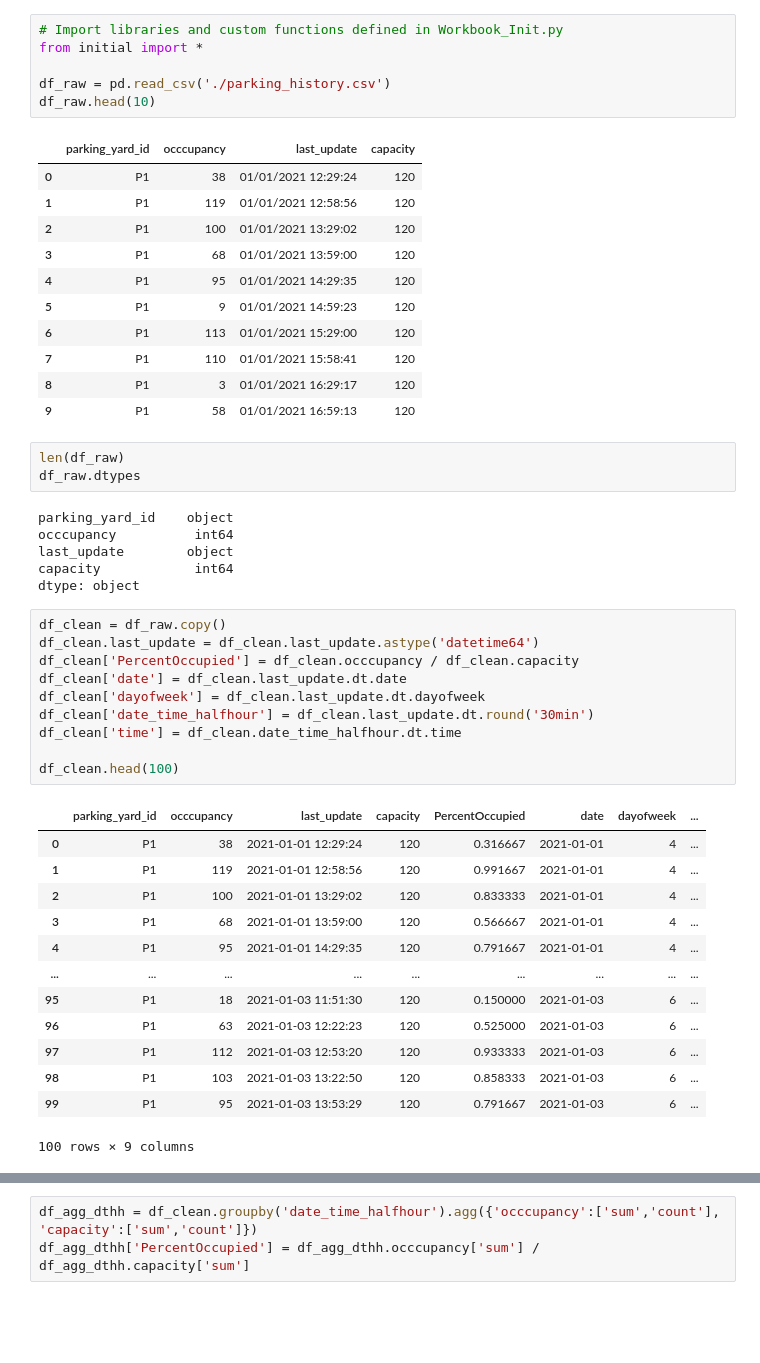
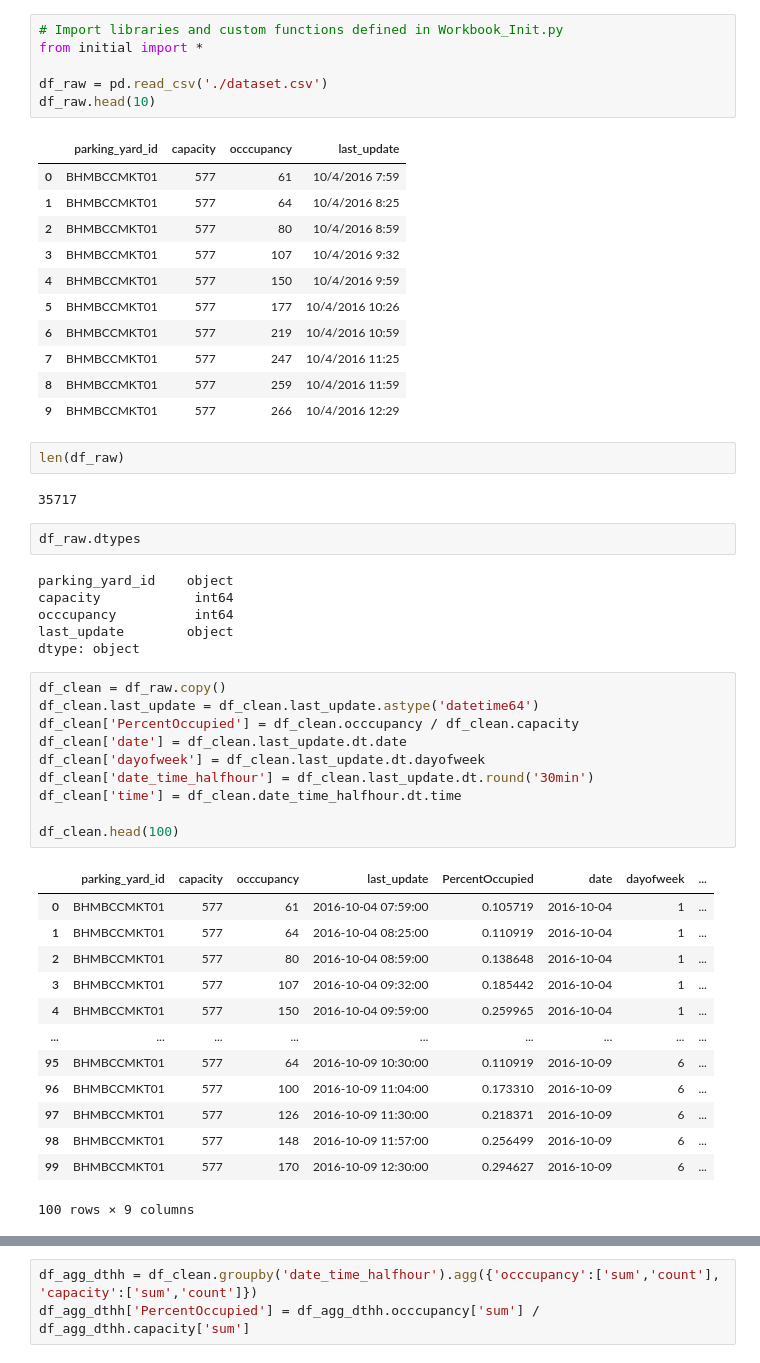
Before and after one commit to sachiantany/Pay-As-You-Park, a Jupyter notebook: Model/parking_availability.ipynb, the cells around one changed output, grey strips where cells are left out. Drawn from its saved outputs; the diff is of its cells as text; blank space fills up the shorter version.

```diff
--- a/Model/parking_availability.ipynb
+++ b/Model/parking_availability.ipynb
@@ -1,30 +1,33 @@
 # %%
 # Import libraries and custom functions defined in Workbook_Init.py
 from initial import *
 
-df_raw = pd.read_csv('./parking_history.csv')
+df_raw = pd.read_csv('./dataset.csv')
 df_raw.head(10)
 # %% [output]
-|  | parking_yard_id | occcupancy | last_update | capacity |
-| 0 | P1 | 38 | 01/01/2021 12:29:24 | 120 |
-| 1 | P1 | 119 | 01/01/2021 12:58:56 | 120 |
-| 2 | P1 | 100 | 01/01/2021 13:29:02 | 120 |
-| 3 | P1 | 68 | 01/01/2021 13:59:00 | 120 |
-| 4 | P1 | 95 | 01/01/2021 14:29:35 | 120 |
-| 5 | P1 | 9 | 01/01/2021 14:59:23 | 120 |
-| 6 | P1 | 113 | 01/01/2021 15:29:00 | 120 |
-| 7 | P1 | 110 | 01/01/2021 15:58:41 | 120 |
-| 8 | P1 | 3 | 01/01/2021 16:29:17 | 120 |
-| 9 | P1 | 58 | 01/01/2021 16:59:13 | 120 |
+|  | parking_yard_id | capacity | occcupancy | last_update |
+| 0 | BHMBCCMKT01 | 577 | 61 | 10/4/2016 7:59 |
+| 1 | BHMBCCMKT01 | 577 | 64 | 10/4/2016 8:25 |
+| 2 | BHMBCCMKT01 | 577 | 80 | 10/4/2016 8:59 |
+| 3 | BHMBCCMKT01 | 577 | 107 | 10/4/2016 9:32 |
+| 4 | BHMBCCMKT01 | 577 | 150 | 10/4/2016 9:59 |
+| 5 | BHMBCCMKT01 | 577 | 177 | 10/4/2016 10:26 |
+| 6 | BHMBCCMKT01 | 577 | 219 | 10/4/2016 10:59 |
+| 7 | BHMBCCMKT01 | 577 | 247 | 10/4/2016 11:25 |
+| 8 | BHMBCCMKT01 | 577 | 259 | 10/4/2016 11:59 |
+| 9 | BHMBCCMKT01 | 577 | 266 | 10/4/2016 12:29 |
 # %%
 len(df_raw)
-df_raw.dtypes
 # %% [output]
-parking_yard_id    object
-occcupancy          int64
-last_update        object
-capacity            int64
-dtype: object
+35717
+# %%
+df_raw.dtypes
+# %% [output]
+parking_yard_id    object
+capacity            int64
+occcupancy          int64
+last_update        object
+dtype: object
 # %%
 df_clean = df_raw.copy()
 df_clean.last_update = df_clean.last_update.astype('datetime64')
@@ -36,16 +39,16 @@ df_clean['time'] = df_clean.date_time_halfhour.dt.time
 
 df_clean.head(100)
 # %% [output]
-|  | parking_yard_id | occcupancy | last_update | capacity | PercentOccupied | date | dayofweek | ... |
-| 0 | P1 | 38 | 2021-01-01 12:29:24 | 120 | 0.316667 | 2021-01-01 | 4 | ... |
-| 1 | P1 | 119 | 2021-01-01 12:58:56 | 120 | 0.991667 | 2021-01-01 | 4 | ... |
-| 2 | P1 | 100 | 2021-01-01 13:29:02 | 120 | 0.833333 | 2021-01-01 | 4 | ... |
-| 3 | P1 | 68 | 2021-01-01 13:59:00 | 120 | 0.566667 | 2021-01-01 | 4 | ... |
-| 4 | P1 | 95 | 2021-01-01 14:29:35 | 120 | 0.791667 | 2021-01-01 | 4 | ... |
+|  | parking_yard_id | capacity | occcupancy | last_update | PercentOccupied | date | dayofweek | ... |
+| 0 | BHMBCCMKT01 | 577 | 61 | 2016-10-04 07:59:00 | 0.105719 | 2016-10-04 | 1 | ... |
+| 1 | BHMBCCMKT01 | 577 | 64 | 2016-10-04 08:25:00 | 0.110919 | 2016-10-04 | 1 | ... |
+| 2 | BHMBCCMKT01 | 577 | 80 | 2016-10-04 08:59:00 | 0.138648 | 2016-10-04 | 1 | ... |
+| 3 | BHMBCCMKT01 | 577 | 107 | 2016-10-04 09:32:00 | 0.185442 | 2016-10-04 | 1 | ... |
+| 4 | BHMBCCMKT01 | 577 | 150 | 2016-10-04 09:59:00 | 0.259965 | 2016-10-04 | 1 | ... |
 | ... | ... | ... | ... | ... | ... | ... | ... | ... |
-| 95 | P1 | 18 | 2021-01-03 11:51:30 | 120 | 0.150000 | 2021-01-03 | 6 | ... |
-| 96 | P1 | 63 | 2021-01-03 12:22:23 | 120 | 0.525000 | 2021-01-03 | 6 | ... |
-| 97 | P1 | 112 | 2021-01-03 12:53:20 | 120 | 0.933333 | 2021-01-03 | 6 | ... |
-| 98 | P1 | 103 | 2021-01-03 13:22:50 | 120 | 0.858333 | 2021-01-03 | 6 | ... |
-| 99 | P1 | 95 | 2021-01-03 13:53:29 | 120 | 0.791667 | 2021-01-03 | 6 | ... |
+| 95 | BHMBCCMKT01 | 577 | 64 | 2016-10-09 10:30:00 | 0.110919 | 2016-10-09 | 6 | ... |
+| 96 | BHMBCCMKT01 | 577 | 100 | 2016-10-09 11:04:00 | 0.173310 | 2016-10-09 | 6 | ... |
+| 97 | BHMBCCMKT01 | 577 | 126 | 2016-10-09 11:30:00 | 0.218371 | 2016-10-09 | 6 | ... |
+| 98 | BHMBCCMKT01 | 577 | 148 | 2016-10-09 11:57:00 | 0.256499 | 2016-10-09 | 6 | ... |
+| 99 | BHMBCCMKT01 | 577 | 170 | 2016-10-09 12:30:00 | 0.294627 | 2016-10-09 | 6 | ... |
 100 rows × 9 columns
```
Also changed, not shown: parts of 25 cells of this notebook, 2 other files.
